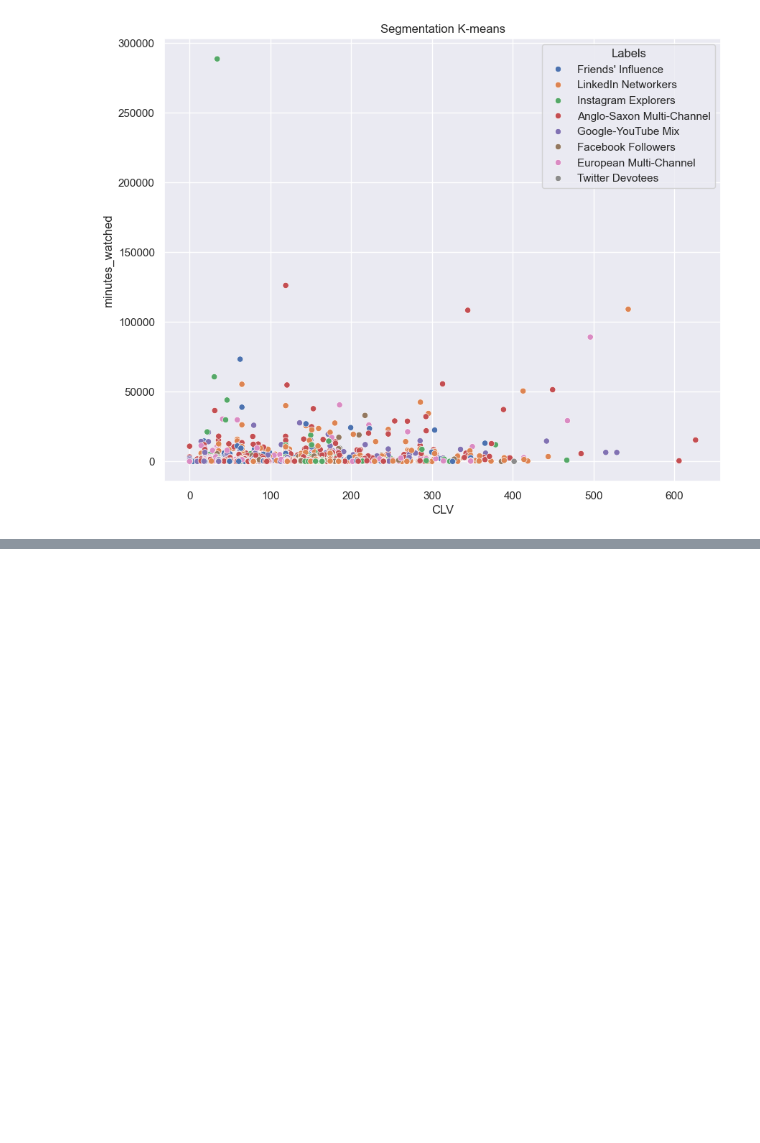
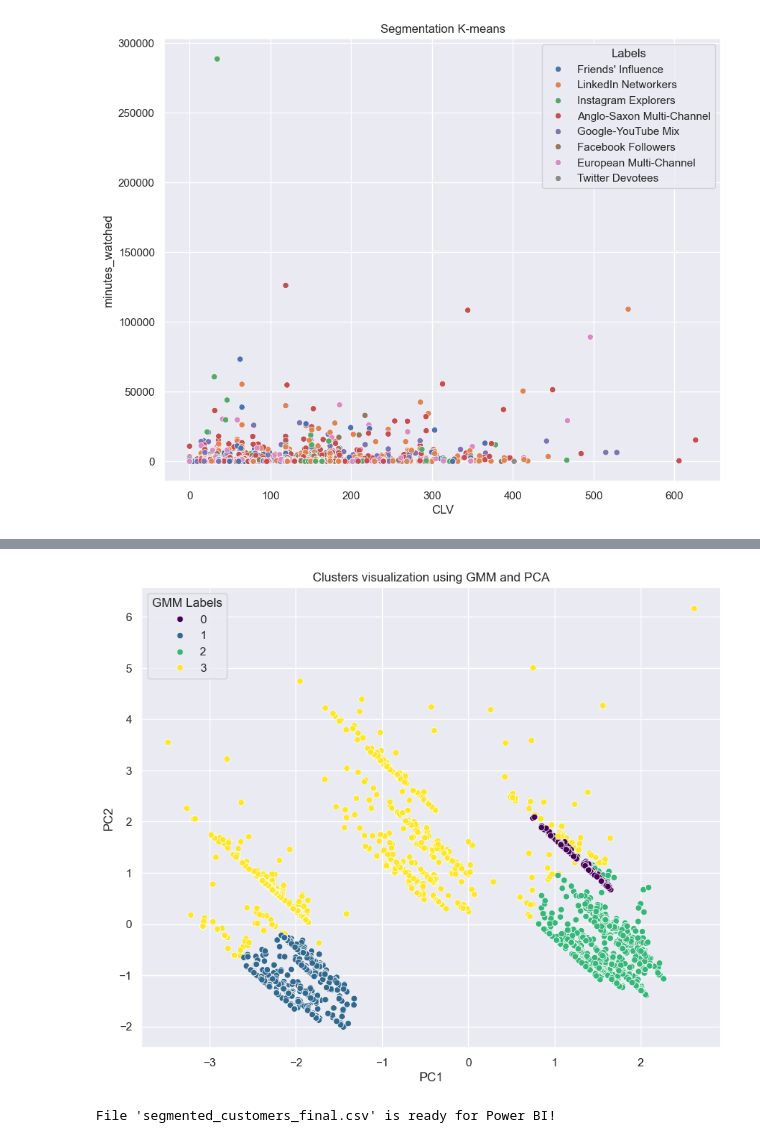
Before and after one commit to HajarBoutayeb/marketing-customer-segmentation-analysis, a Jupyter notebook: Customer Analytics Segmentation Project.ipynb, the cells around one changed output, grey strips where cells are left out. Saved outputs shown, nothing was run; the diff lists cells and outputs as text; code cells hidden in the pictures; blank space fills up the shorter version.

Commit message:
Ajout PCA, clustering GMM et export des données pour Tableau

```diff
--- a/Customer Analytics Segmentation Project.ipynb
+++ b/Customer Analytics Segmentation Project.ipynb
@@ -387,3 +387,25 @@ plt.title('Segmentation K-means')
 plt.show()
 # %% [output]
 [figure]
+# %%
+from sklearn.decomposition import PCA
+
+# Ghadi nkhdmo b 'segmentation_std' li derti liha StandardScaler 9bel
+pca = PCA(n_components=2)
+pca_results = pca.fit_transform(segmentation_std)
+
+# Ndiroha f DataFrame bach n-khdmo biha hsen
+df_pca = pd.DataFrame(data=pca_results, columns=['PC1', 'PC2'])
+# %%
+# 1. Creer DataFrame jdid fih l-components dyal PCA
+df_segm_pca_kmeans_viz = pd.DataFrame(data=pca_results, columns=['PC1', 'PC2'])
+
+# 2. Zid lihom l-labels li 7sebti
+df_segm_pca_kmeans_viz['DBSCAN Labels'] = db_labels
+df_segm_pca_kmeans_viz['GMM Labels'] = gmm_labels
+
+# 3. (Ikhtiyari) Zid 7ta l-labels dyal K-Means l-9dam bach t-compare
+# df_segm_pca_kmeans_viz['KMeans Labels'] = df_segm_kmeans['Labels']
+
+# Chouf l-natija
+df_segm_pca_kmeans_viz.head()
@@ -389,0 +419,10 @@ plt.show()
+# %%
+plt.figure(figsize = (10, 8))
+sns.scatterplot(x = df_segm_pca_kmeans_viz['PC1'],
+                y = df_segm_pca_kmeans_viz['PC2'],
+                hue = df_segm_pca_kmeans_viz['GMM Labels'],
+                palette = 'viridis')
+plt.title('Clusters visualization using GMM and PCA')
+plt.show()
+# %% [output]
+[figure, added]
@@ -389,0 +444,11 @@ plt.show()
+# %%
+# N-zido l-labels jdad l-DataFrame l-asli (df)
+df['PCA_PC1'] = df_pca['PC1']
+df['PCA_PC2'] = df_pca['PC2']
+df['GMM_Segment'] = gmm_labels
+
+# Export to CSV
+df.to_csv('segmented_customers_final.csv', index=False)
+print("File 'segmented_customers_final.csv' is ready for Power BI!")
+# %% [output]
+File 'segmented_customers_final.csv' is ready for Power BI!
```
Also changed, not shown: parts of 2 cells of this notebook, 1 other file.
